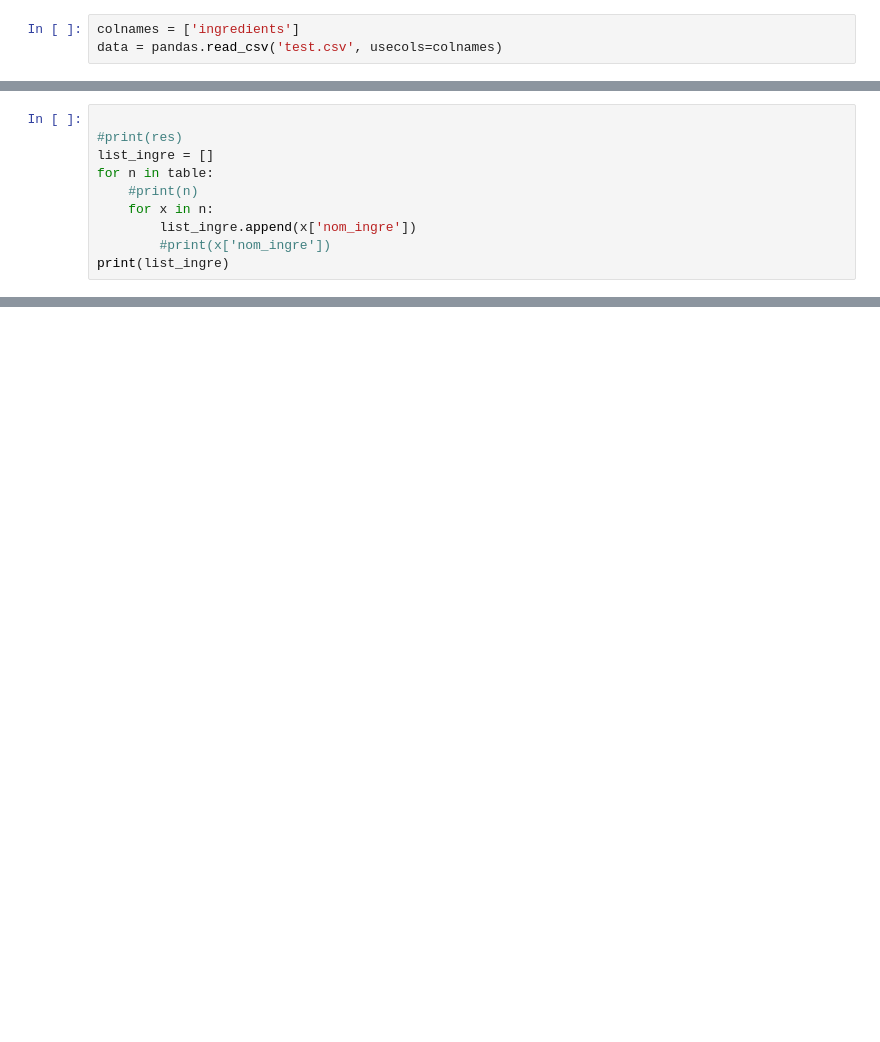
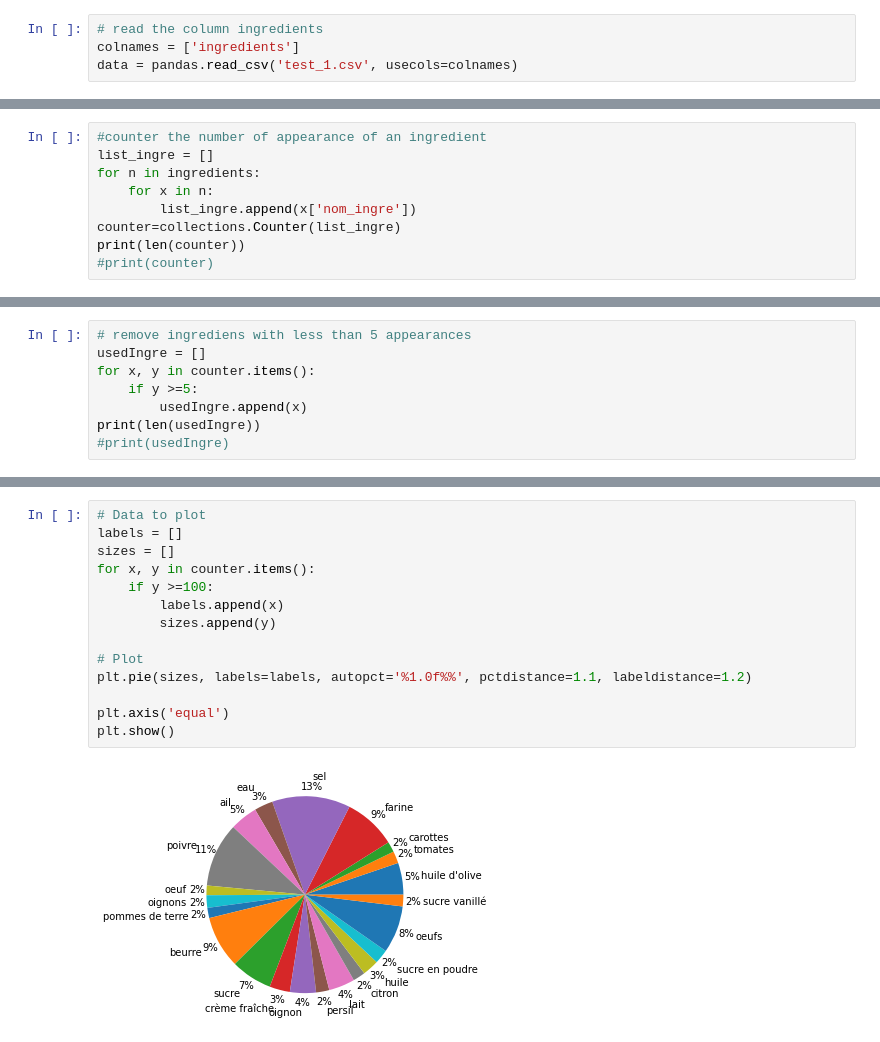
Before and after one commit to IamDiallo/Big-Cooking-Data, a Jupyter notebook: recipescrape/dataCleaning.ipynb, the cells around one changed output, grey strips where cells are left out. Drawn from its saved outputs; the diff is of its cells as text; blank space fills up the shorter version.

Commit message:
data cleaning and scraping

```diff
--- a/recipescrape/dataCleaning.ipynb
+++ b/recipescrape/dataCleaning.ipynb
@@ -7,3 +8,4 @@ import collections
 # %%
+# read the column ingredients
 colnames = ['ingredients']
-data = pandas.read_csv('test.csv', usecols=colnames)
+data = pandas.read_csv('test_1.csv', usecols=colnames)
@@ -56,11 +34,10 @@ ValueError: malformed node or string: nan
 # %%
-
-#print(res)
+#counter the number of appearance of an ingredient
 list_ingre = []
-for n in table:
-    #print(n)
+for n in ingredients:
     for x in n:
         list_ingre.append(x['nom_ingre'])
-        #print(x['nom_ingre'])
-print(list_ingre)
+counter=collections.Counter(list_ingre)
+print(len(counter))
+#print(counter)
 # %% [output]
@@ -67,0 +45,8 @@ print(list_ingre)
+# %%
+# remove ingrediens with less than 5 appearances
+usedIngre = []
+for x, y in counter.items():
+    if y >=5:
+        usedIngre.append(x)
+print(len(usedIngre))
+#print(usedIngre)
@@ -67,0 +78,16 @@ print(list_ingre)
+# %%
+# Data to plot
+labels = []
+sizes = []
+for x, y in counter.items():
+    if y >=100:
+        labels.append(x)
+        sizes.append(y)
+
+# Plot
+plt.pie(sizes, labels=labels, autopct='%1.0f%%', pctdistance=1.1, labeldistance=1.2)
+
+plt.axis('equal')
+plt.show()
+# %% [output]
+[figure, added]
```
Also changed, not shown: parts of 7 cells of this notebook, 4 other files.
